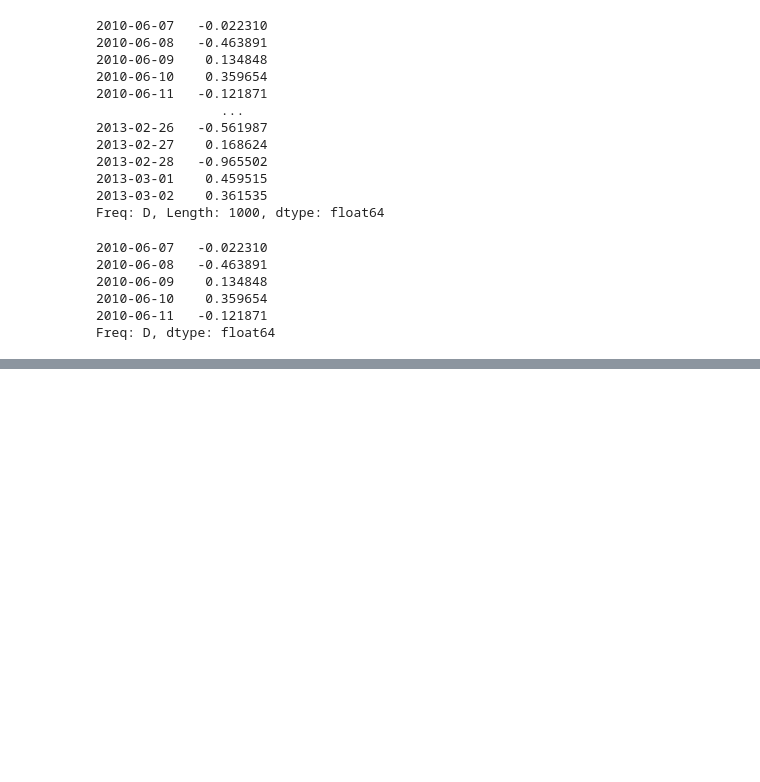
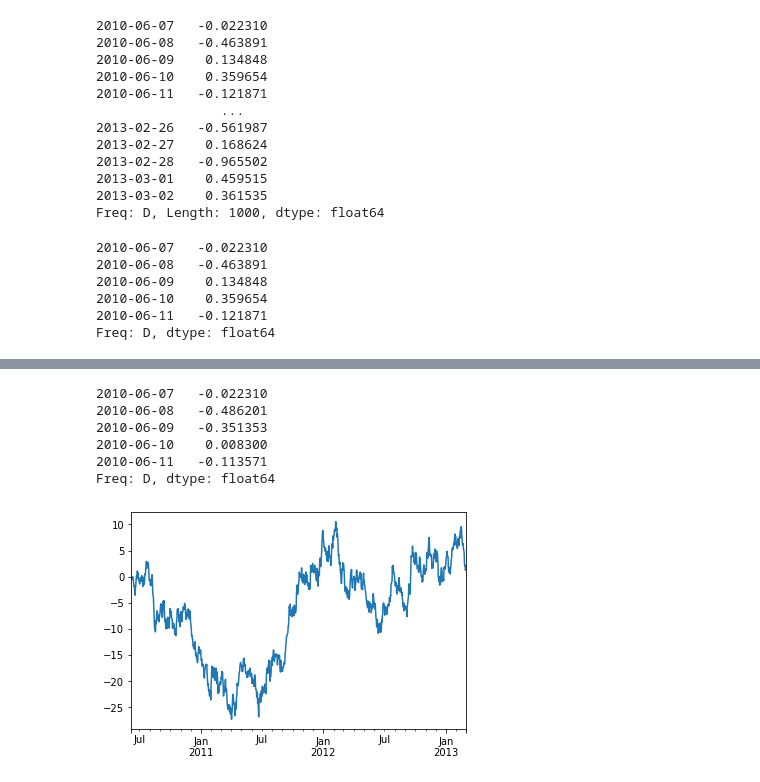
Before and after one commit to caiquemiranda/data-visualization-python, a Jupyter notebook: 04-data-visualization-pandas.ipynb, the cells around one changed output, grey strips where cells are left out. Drawn from its saved outputs; the diff is of its cells as text; code cells hidden in the pictures; blank space fills up the shorter version.

Commit message:
line plot

```diff
--- a/04-data-visualization-pandas.ipynb
+++ b/04-data-visualization-pandas.ipynb
@@ -57,0 +68,14 @@ Freq: D, dtype: float64
+# %%
+ts= ts.cumsum()
+ts.head()
+# %% [output]
+2010-06-07   -0.022310
+2010-06-08   -0.486201
+2010-06-09   -0.351353
+2010-06-10    0.008300
+2010-06-11   -0.113571
+Freq: D, dtype: float64
+# %%
+ts.plot();
+# %% [output]
+[figure, added]
```
Also changed, not shown: parts of 9 cells of this notebook.
